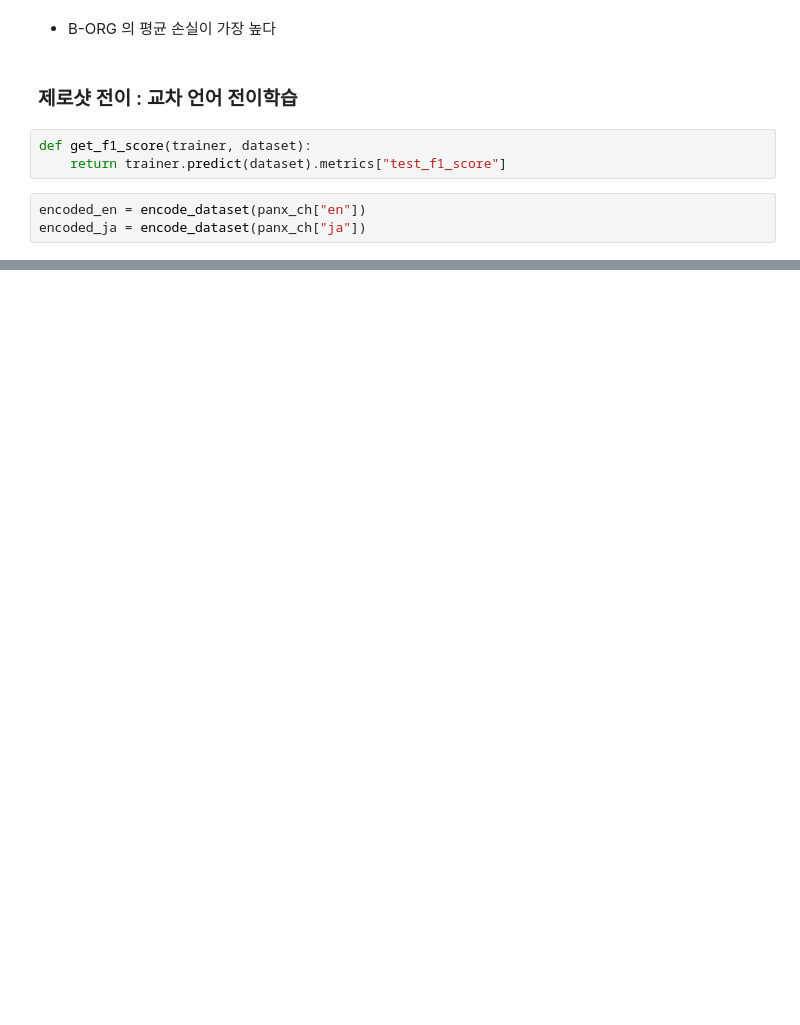
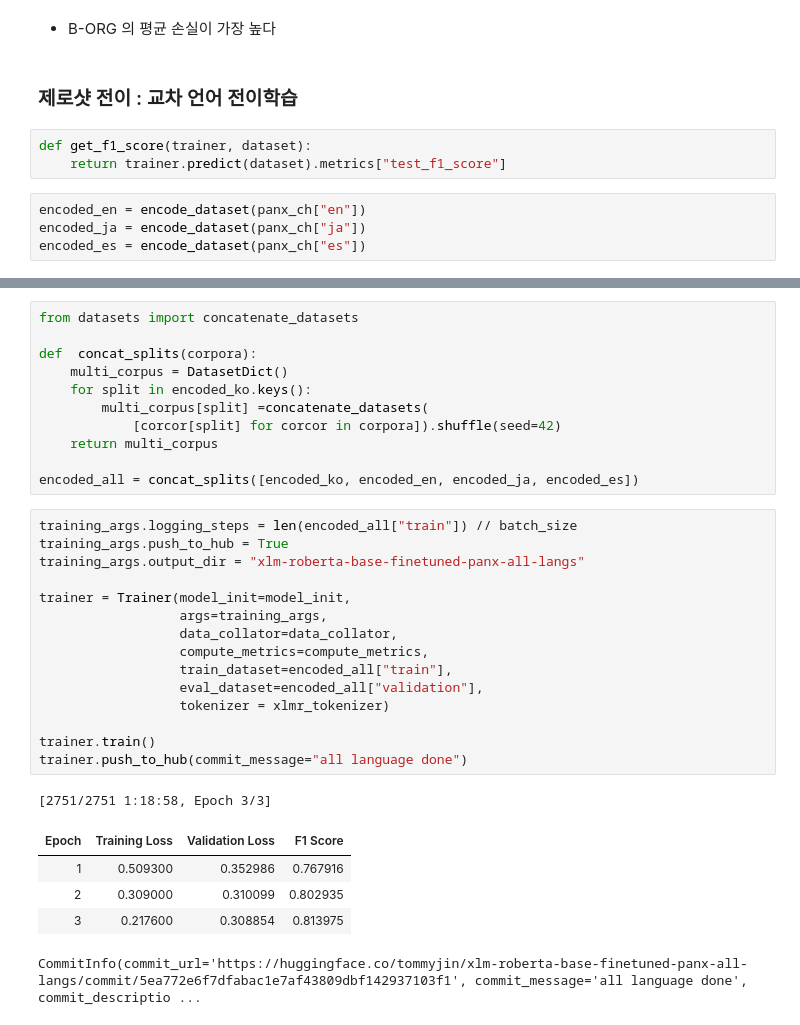
Before and after one commit to tommyjin2894/ai_study_transformer, a Jupyter notebook: 04_NER(다중_언어_개체명_인식).ipynb, the cells around one changed output, grey strips where cells are left out. Drawn from its saved outputs; the diff is of its cells as text; blank space fills up the shorter version.

Commit message:
170 with multi langs

```diff
--- a/04_NER(다중_언어_개체명_인식).ipynb
+++ b/04_NER(다중_언어_개체명_인식).ipynb
@@ -650,4 +650,5 @@ def get_f1_score(trainer, dataset):
 # %%
 encoded_en = encode_dataset(panx_ch["en"])
 encoded_ja = encode_dataset(panx_ch["ja"])
+encoded_es = encode_dataset(panx_ch["es"])
 # %%
@@ -693,0 +700,33 @@ train_on_subset(encoded_ja, 250)
+# %%
+from datasets import concatenate_datasets
+
+def  concat_splits(corpora):
+    multi_corpus = DatasetDict()
+    for split in encoded_ko.keys():
+        multi_corpus[split] =concatenate_datasets(
+            [corcor[split] for corcor in corpora]).shuffle(seed=42)
+    return multi_corpus
+
+encoded_all = concat_splits([encoded_ko, encoded_en, encoded_ja, encoded_es])
+# %%
+training_args.logging_steps = len(encoded_all["train"]) // batch_size
+training_args.push_to_hub = True
+training_args.output_dir = "xlm-roberta-base-finetuned-panx-all-langs"
+
+trainer = Trainer(model_init=model_init,
+                  args=training_args,
+                  data_collator=data_collator,
+                  compute_metrics=compute_metrics,
+                  train_dataset=encoded_all["train"],
+                  eval_dataset=encoded_all["validation"],
+                  tokenizer = xlmr_tokenizer)
+
+trainer.train()
+trainer.push_to_hub(commit_message="all language done")
+# %% [output]
+[2751/2751 1:18:58, Epoch 3/3]
+| Epoch | Training Loss | Validation Loss | F1 Score |
+| 1 | 0.509300 | 0.352986 | 0.767916 |
+| 2 | 0.309000 | 0.310099 | 0.802935 |
+| 3 | 0.217600 | 0.308854 | 0.813975 |
+CommitInfo(commit_url='https://huggingface.co/tommyjin/xlm-roberta-base-finetuned-panx-all-langs/commit/5ea772e6f7dfabac1e7af43809dbf142937103f1', commit_message='all language done', commit_descriptio ...
```
Also changed, not shown: parts of 10 cells of this notebook, 3 other files.
